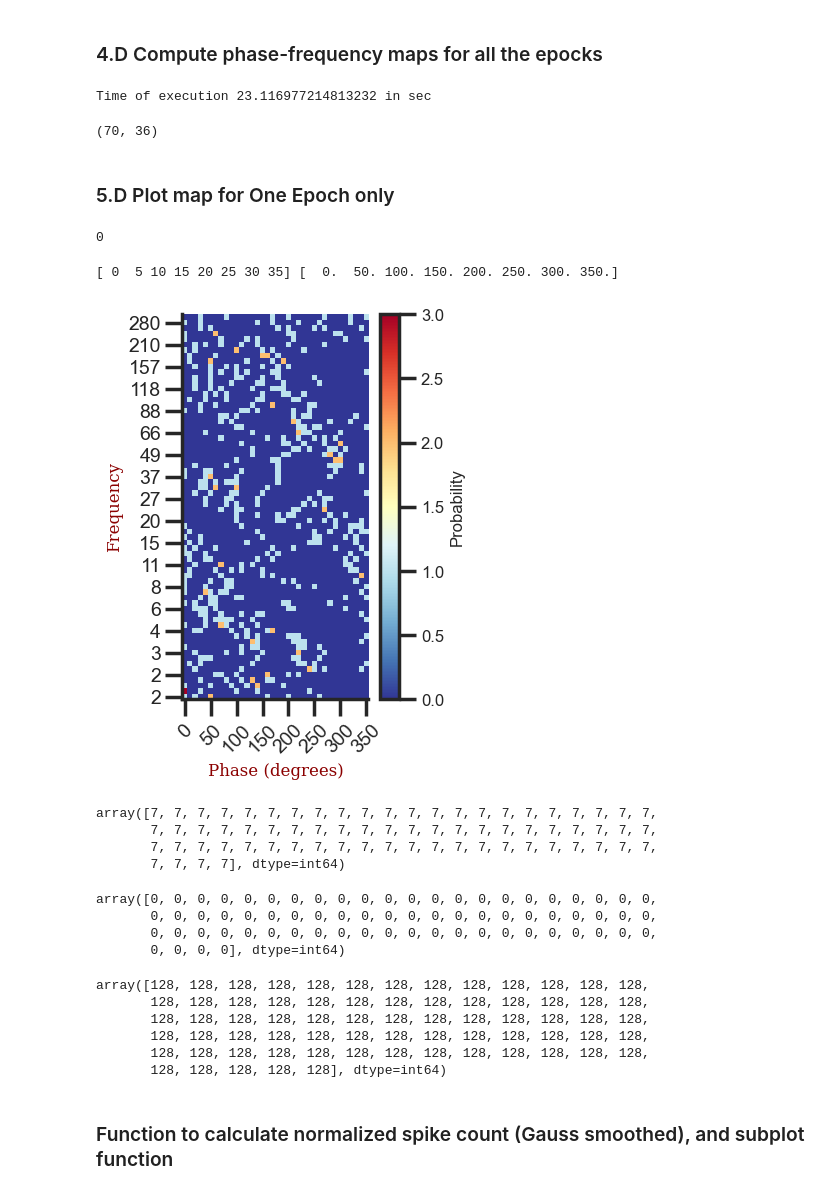
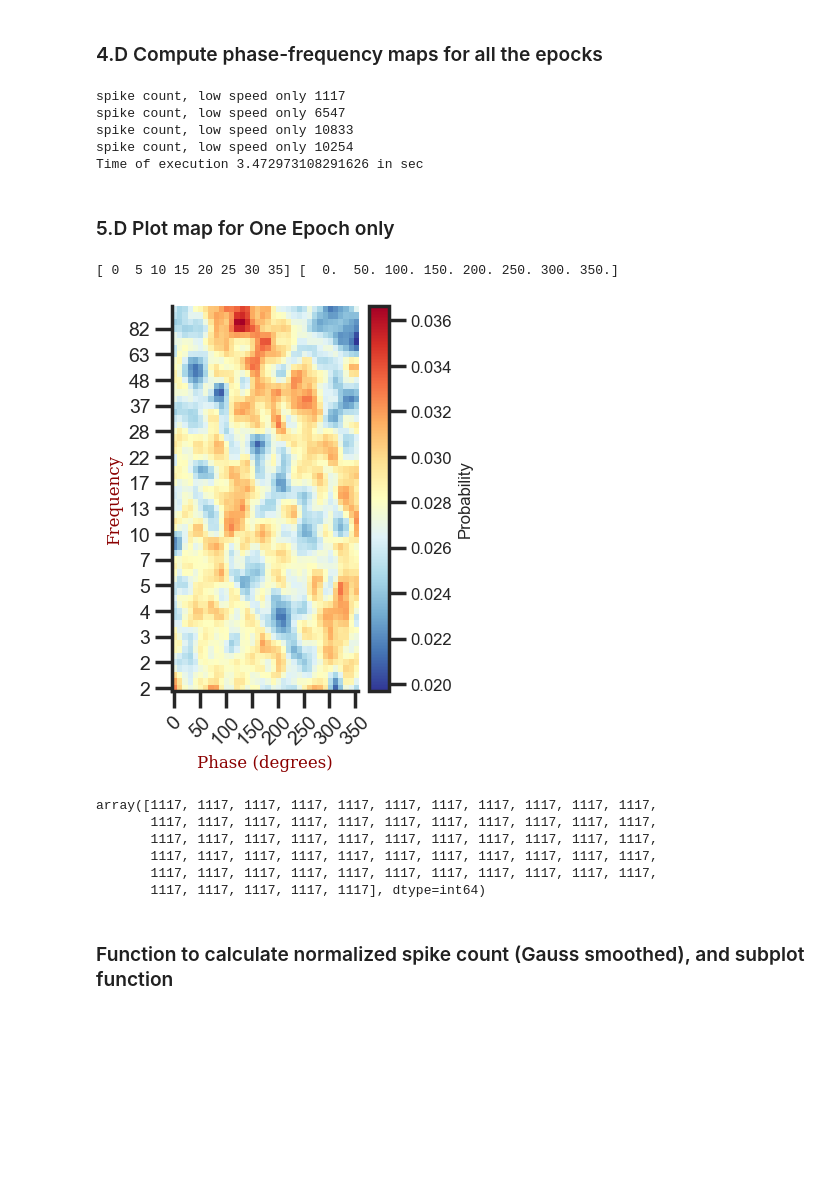
Before and after one commit to gdelfe/Ketamine_effects_on_the_brain, a Jupyter notebook: python/Place_cells_spike_analysis.ipynb, the cells around one changed output. Cells and saved outputs as stored; diff of their text form; code cells hidden in the pictures; blank space fills up the shorter version.

```diff
--- a/python/Place_cells_spike_analysis.ipynb
+++ b/python/Place_cells_spike_analysis.ipynb
@@ -833,5 +825,9 @@ map_so
 # %%
-lfp_ch_idx = map_sp['lfp_ch']   # get only lfp channels associated to identified spiking cells in the CA1
+map_stratum = map_so # change the stratum layer
+layer_dir = 'oriens' # layer name for directory to save images
+layer_acr = 'SO'     # layer name for file names
+
+lfp_ch_idx = map_stratum['lfp_ch']   # get only lfp channels associated to identified spiking cells in the CA1
 print(lfp_ch_idx)
 
 # baseline
@@ -859,0 +852,3 @@ freq.shape
+# %%
+freq = np.logspace(0.32, 2.48, num=70, endpoint=True)
+freq
@@ -1040,10 +1048,11 @@ map_so, print('\n'), map_sp
 # %% [markdown]
 ### ** 2.D Change ID cell and ID Lfp
 # %%
-idx = 4 # index for cell and LFP
-cell = map_sp['cell_id'][idx] # cell number for spiking
-ch = map_sp['lfp_remap'][idx] # cell number for spiking # lfp channel associated to the cell
-orig_ch = map_sp['lfp_ch'][idx]
+idx = 0 # index for cell and LFP
+
+cell = map_stratum['cell_id'][idx] # cell number for spiking
+ch = map_stratum['lfp_remap'][idx] # cell number for spiking # lfp channel associated to the cell
+orig_ch = map_stratum['lfp_ch'][idx]
 print('- cell:', cell, '| lfp ch:', ch, '| orig ch:', orig_ch)
 
 print('For the 4 epochs: speed length {},  spk length {}, phase length {}'.format(
@@ -1133,82 +1139,72 @@ hist_arr_L, bin_edges_L = freq_phase_map(phase_LR, mask_LR, spk_epoch_L, ch)
 hist_arr_M, bin_edges_M = freq_phase_map(phase_MR, mask_MR, spk_epoch_M, ch)
 hist_arr_H, bin_edges_H = freq_phase_map(phase_HR, mask_HR, spk_epoch_H, ch)
 
+# normalization factor for the PDF frequency-phase
+norm_B = np.sum(hist_arr_B, axis=1)[0]
+norm_L = np.sum(hist_arr_L, axis=1)[0]
+norm_M = np.sum(hist_arr_M, axis=1)[0]
+norm_H = np.sum(hist_arr_H, axis=1)[0]
+
+norm = np.max([np.sum(hist_arr_B, axis=1)[0], np.sum(hist_arr_L, axis=1)[0], np.sum(hist_arr_M, axis=1)[0], np.sum(hist_arr_H, axis=1)[0]])
+
 time_taken = time.time() - start_time
 print(f"Time of execution {time_taken} in sec")
 # %% [output]
-Time of execution 23.116977214813232 in sec
+spike count, low speed only 1117
+spike count, low speed only 6547
+spike count, low speed only 10833
+spike count, low speed only 10254
+Time of execution 3.472973108291626 in sec
-# %%
-hist_arr_L.shape
-# %% [output]
-(70, 36)
 # %% [markdown]
 ### 5.D Plot map for One Epoch only
-# %%
-np.sum(spk_epoch_H)
-# %% [output]
-0
 # %%
 step = 5 # distance between phase values on x axis
 step_f = 4 # distance between frequency values on y axis
 
-hist_arr = hist_arr_L
-bin_edges = bin_edges_L
+hist_arr = hist_arr_B
+bin_edges = bin_edges_B
 
 row_totals = np.sum(hist_arr, axis=1)
 
-pdf = hist_arr #/ row_totals[:, np.newaxis]
-pdf_sm = gaussian_filter(np.nan_to_num(pdf), sigma=1)
+pdf = hist_arr / row_totals[:, np.newaxis]
+pdf_sm = gaussian_filter(np.nan_to_num(pdf), sigma=0.9)
 
 # Plotting the heatmap
 plt.figure(figsize=(3,5))
-plt.imshow(pdf, cmap='RdYlBu_r', interpolation='nearest', origin='lower',aspect='auto')
+plt.imshow(pdf_sm, cmap='RdYlBu_r', interpolation='nearest', origin='lower',aspect='auto')
 
 bin_values = bin_edges[:-1]
 bins = bin_values[::step]
 xticks = np.arange(0,bin_edges[:-1].size,step)
 print(xticks,bins)
 
 plt.xticks(ticks=xticks, labels=['{:d}'.format(int(b)) for b in bins ],rotation=45, fontsize=14)
 plt.yticks(ticks=np.arange(0, len(freq),step_f), labels=['{:d}'.format(int(f)) for f in freq[::step_f]],fontsize=14)
-cbar = plt.colorbar(label='Probability')
+cbar = plt.colorbar(label='Spike count')
 cbar.set_label('Probability', fontsize=12)  # Set a smaller font size for the label
 
 cbar.ax.tick_params(labelsize=12)
 
 # Adding axis labels with a custom font
 font = {'family': 'serif',
         'color':  'darkred',
         'weight': 'normal',
         'size': 12,
        }
 plt.xlabel('Phase (degrees)', fontdict=font)
 plt.ylabel('Frequency', fontdict=font)
 
 plt.show()
 row_totals
 # %% [output]
 [ 0  5 10 15 20 25 30 35] [  0.  50. 100. 150. 200. 250. 300. 350.]
-[figure, old version]
+[figure, new version]
-array([7, 7, 7, 7, 7, 7, 7, 7, 7, 7, 7, 7, 7, 7, 7, 7, 7, 7, 7, 7, 7, 7,
-       7, 7, 7, 7, 7, 7, 7, 7, 7, 7, 7, 7, 7, 7, 7, 7, 7, 7, 7, 7, 7, 7,
-       7, 7, 7, 7, 7, 7, 7, 7, 7, 7, 7, 7, 7, 7, 7, 7, 7, 7, 7, 7, 7, 7,
-       7, 7, 7, 7], dtype=int64)
+array([1117, 1117, 1117, 1117, 1117, 1117, 1117, 1117, 1117, 1117, 1117,
+       1117, 1117, 1117, 1117, 1117, 1117, 1117, 1117, 1117, 1117, 1117,
+       1117, 1117, 1117, 1117, 1117, 1117, 1117, 1117, 1117, 1117, 1117,
+       1117, 1117, 1117, 1117, 1117, 1117, 1117, 1117, 1117, 1117, 1117,
+       1117, 1117, 1117, 1117, 1117, 1117, 1117, 1117, 1117, 1117, 1117,
+       1117, 1117, 1117, 1117, 1117], dtype=int64)
-# %%
-np.sum(hist_arr_M, axis=1)
-# %% [output]
-array([0, 0, 0, 0, 0, 0, 0, 0, 0, 0, 0, 0, 0, 0, 0, 0, 0, 0, 0, 0, 0, 0,
-       0, 0, 0, 0, 0, 0, 0, 0, 0, 0, 0, 0, 0, 0, 0, 0, 0, 0, 0, 0, 0, 0,
-       0, 0, 0, 0, 0, 0, 0, 0, 0, 0, 0, 0, 0, 0, 0, 0, 0, 0, 0, 0, 0, 0,
-       0, 0, 0, 0], dtype=int64)
-# %%
-row_totals
-# %% [output]
-array([128, 128, 128, 128, 128, 128, 128, 128, 128, 128, 128, 128, 128,
-       128, 128, 128, 128, 128, 128, 128, 128, 128, 128, 128, 128, 128,
-       128, 128, 128, 128, 128, 128, 128, 128, 128, 128, 128, 128, 128,
-       128, 128, 128, 128, 128, 128, 128, 128, 128, 128, 128, 128, 128,
-       128, 128, 128, 128, 128, 128, 128, 128, 128, 128, 128, 128, 128,
-       128, 128, 128, 128, 128], dtype=int64)
 # %% [markdown]
 ### Function to calculate normalized spike count (Gauss smoothed), and subplot function
 # %%
```
Also changed, not shown: parts of 29 cells of this notebook, 7 other files.
